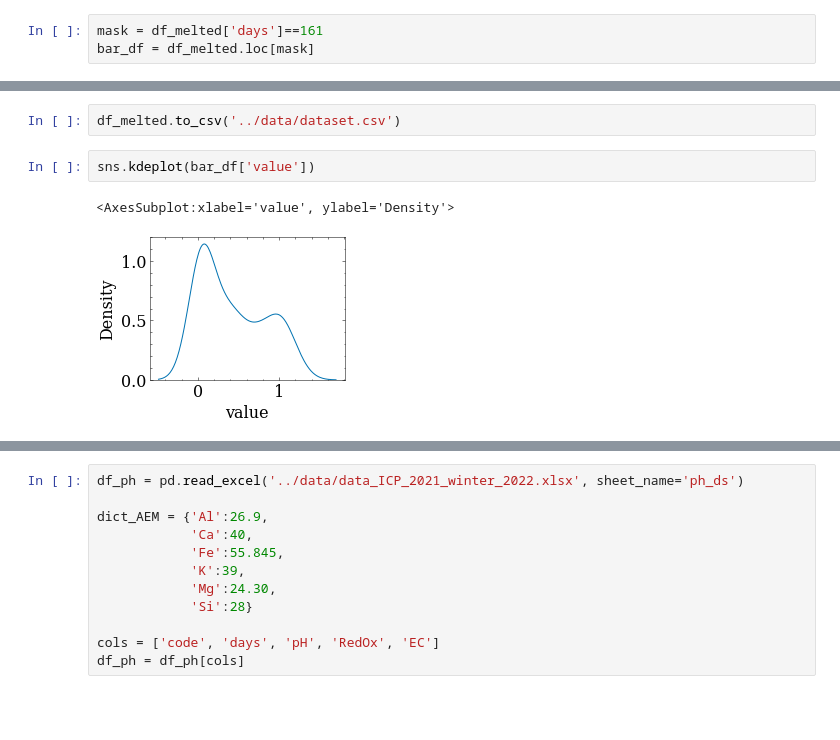
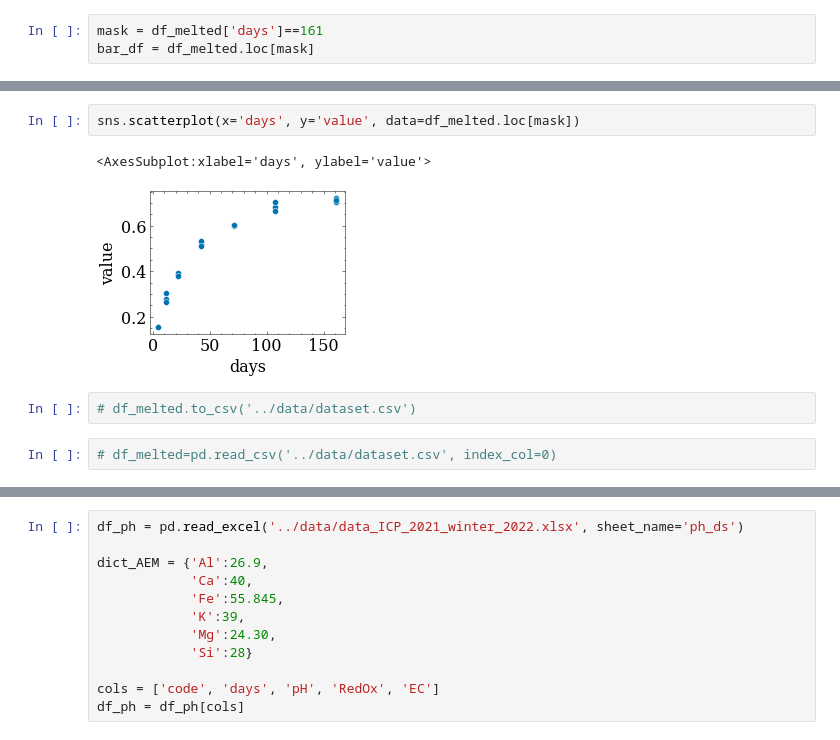
Before and after one commit to mishagrol/clay_minerals, a Jupyter notebook: notebooks/DataAnalysis.ipynb, the cells around one changed output, grey strips where cells are left out. Saved outputs shown, nothing was run; the diff lists cells and outputs as text; blank space fills up the shorter version.

```diff
--- a/notebooks/DataAnalysis.ipynb
+++ b/notebooks/DataAnalysis.ipynb
@@ -126,10 +228,12 @@ bar_df = df_melted.loc[mask]
+# %%
+sns.scatterplot(x='days', y='value', data=df_melted.loc[mask])
+# %% [output]
+<AxesSubplot:xlabel='days', ylabel='value'>
+[figure, added]
 # %%
-df_melted.to_csv('../data/dataset.csv')
+# df_melted.to_csv('../data/dataset.csv')
-# %%
-sns.kdeplot(bar_df['value'])
-# %% [output]
-<AxesSubplot:xlabel='value', ylabel='Density'>
-[figure, removed]
+# %%
+# df_melted=pd.read_csv('../data/dataset.csv', index_col=0)
 # %%
 fig,ax=plt.subplots(1,1,figsize=(12,8))
 sns.barplot(x='parameter',
```
Also changed, not shown: parts of 15 cells of this notebook.
